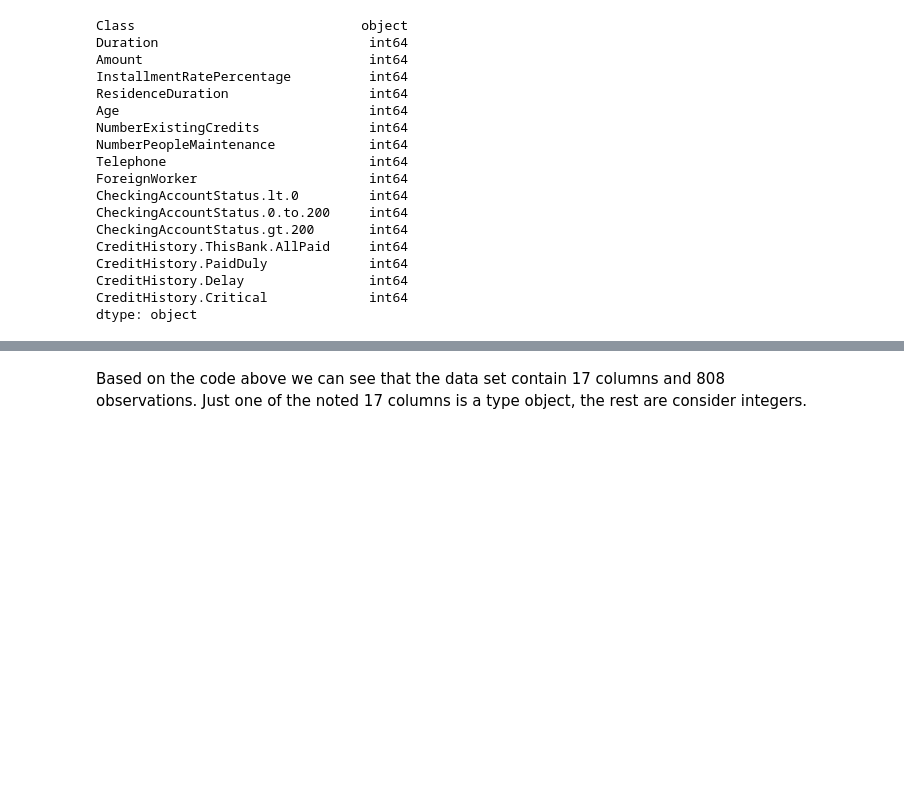
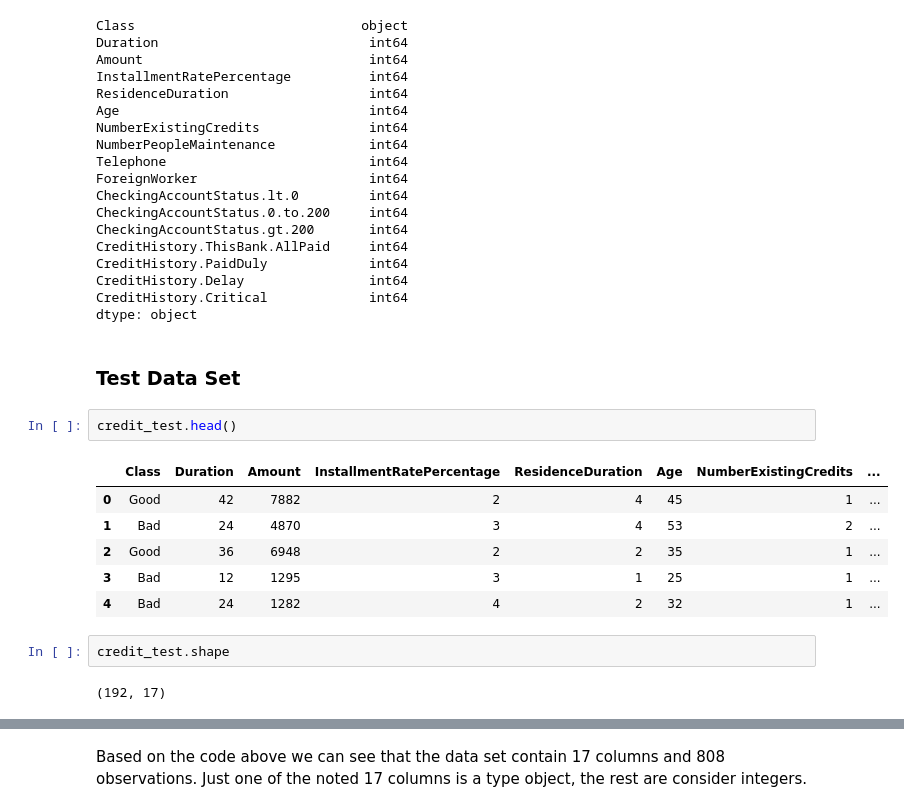
Before and after one commit to rodolfolermacontreras/ML_1_Assignment_3, a Jupyter notebook: ML510-Lesson3_Rodolfo_Lerma.ipynb, the cells around one changed output, grey strips where cells are left out. Saved outputs shown, nothing was run; the diff lists cells and outputs as text; blank space fills up the shorter version.

```diff
--- a/ML510-Lesson3_Rodolfo_Lerma.ipynb
+++ b/ML510-Lesson3_Rodolfo_Lerma.ipynb
@@ -72,3 +77,18 @@ CreditHistory.PaidDuly             int64
 CreditHistory.Delay                int64
 CreditHistory.Critical             int64
 dtype: object
+# %% [markdown]
+### Test Data Set
+# %%
+credit_test.head()
+# %% [output]
+|  | Class | Duration | Amount | InstallmentRatePercentage | ResidenceDuration | Age | NumberExistingCredits | ... |
+| 0 | Good | 42 | 7882 | 2 | 4 | 45 | 1 | ... |
+| 1 | Bad | 24 | 4870 | 3 | 4 | 53 | 2 | ... |
+| 2 | Good | 36 | 6948 | 2 | 2 | 35 | 1 | ... |
+| 3 | Bad | 12 | 1295 | 3 | 1 | 25 | 1 | ... |
+| 4 | Bad | 24 | 1282 | 4 | 2 | 32 | 1 | ... |
+# %%
+credit_test.shape
+# %% [output]
+(192, 17)
```
Also changed, not shown: parts of 31 cells of this notebook.
